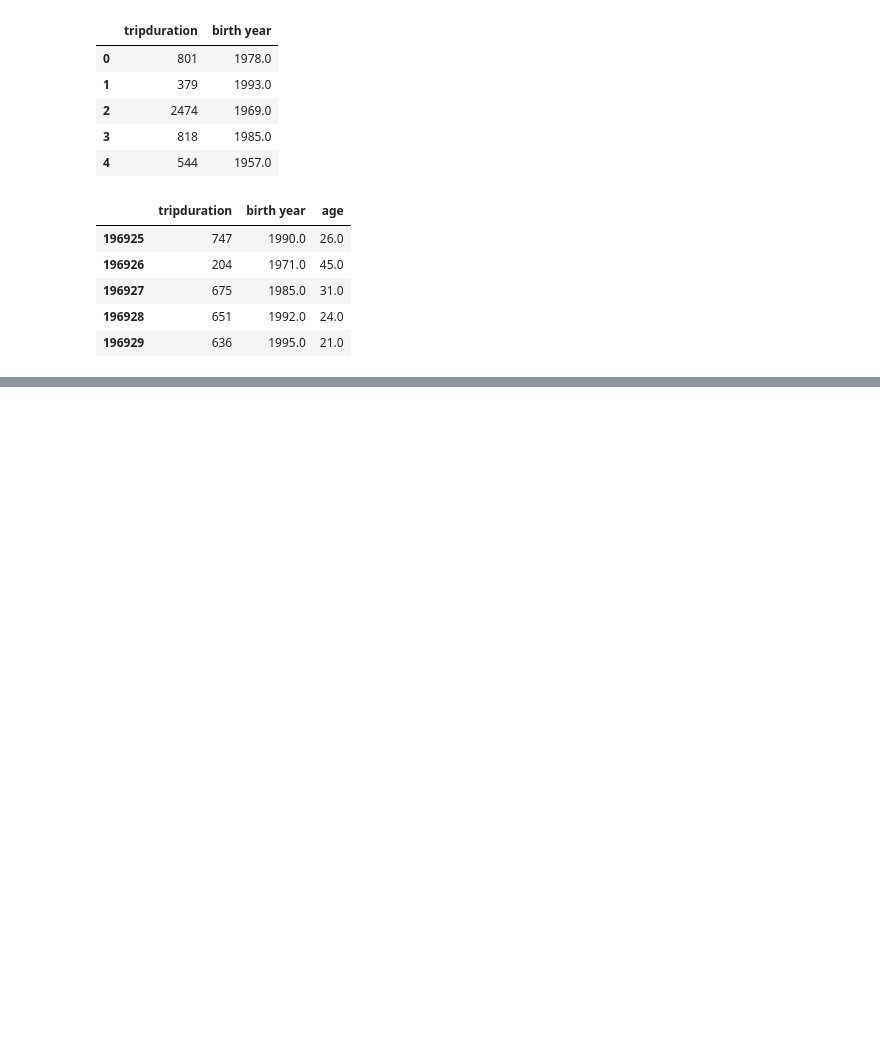
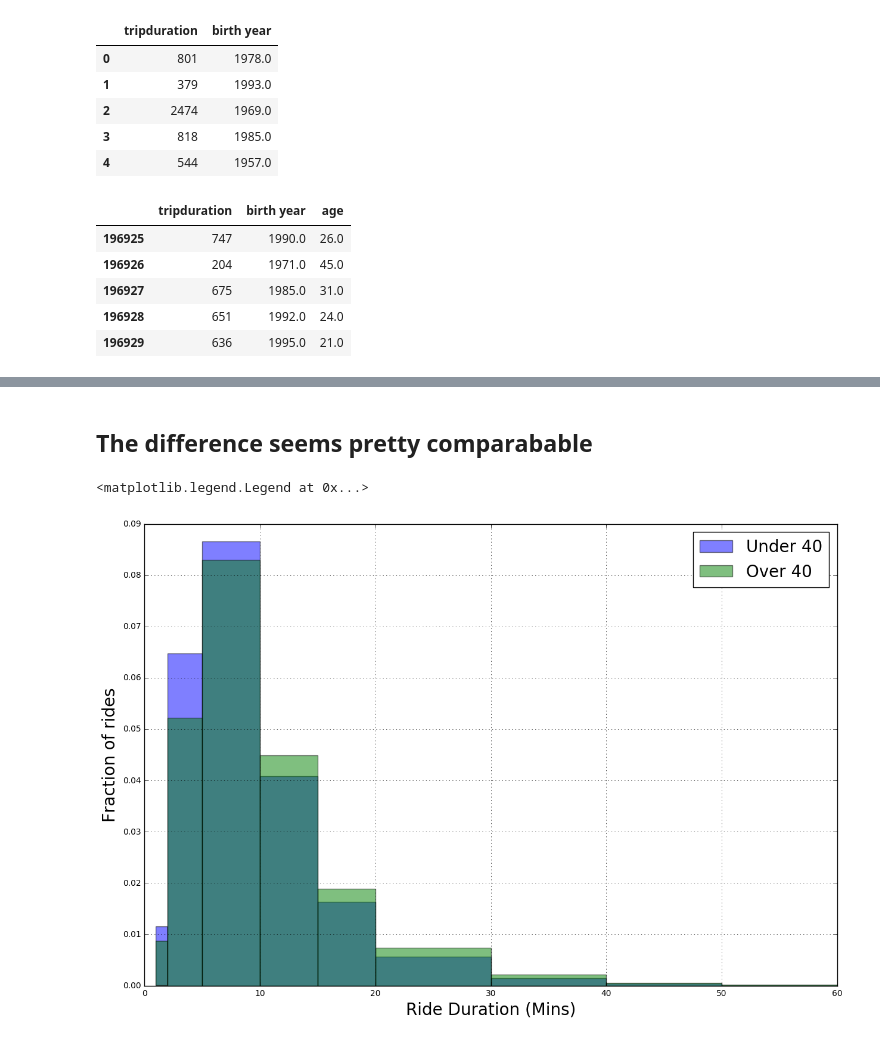
Before and after one commit to dlk253/PUI2016_dlk253, a Jupyter notebook: HW6_dlk253/hw6_dlk253_assign2_citibike_review_z_test.ipynb, the cells around one changed output, grey strips where cells are left out. Drawn from its saved outputs; the diff is of its cells as text; code cells hidden in the pictures; blank space fills up the shorter version.

```diff
--- a/HW6_dlk253/hw6_dlk253_assign2_citibike_review_z_test.ipynb
+++ b/HW6_dlk253/hw6_dlk253_assign2_citibike_review_z_test.ipynb
@@ -135,0 +127,12 @@ plt.legend()
+# %% [markdown]
+## The difference seems pretty comparabable
+# %%
+fig = pl.figure(figsize(15,10))
+(df['tripdurationmins'][df['Over 40'] == 0]).hist(bins=[1,2,5,10,15,20,30,40,50,60], normed=True, alpha=0.5, label = 'Under 40')
+ax = (df['tripdurationmins'][df['Over 40'] == 1]).hist(bins=[1,2,5,10,15,20,30,40,50,60], normed=True, alpha=0.5, label = 'Over 40')
+ax.set_ylabel ("Fraction of rides", fontsize = 20)
+ax.set_xlabel ("Ride Duration (Mins)", fontsize = 20)
+pl.legend(['Under 40','Over 40'],fontsize=20)
+# %% [output]
+<matplotlib.legend.Legend at 0x...>
+[figure, added]
```
Also changed, not shown: parts of 8 cells of this notebook.
